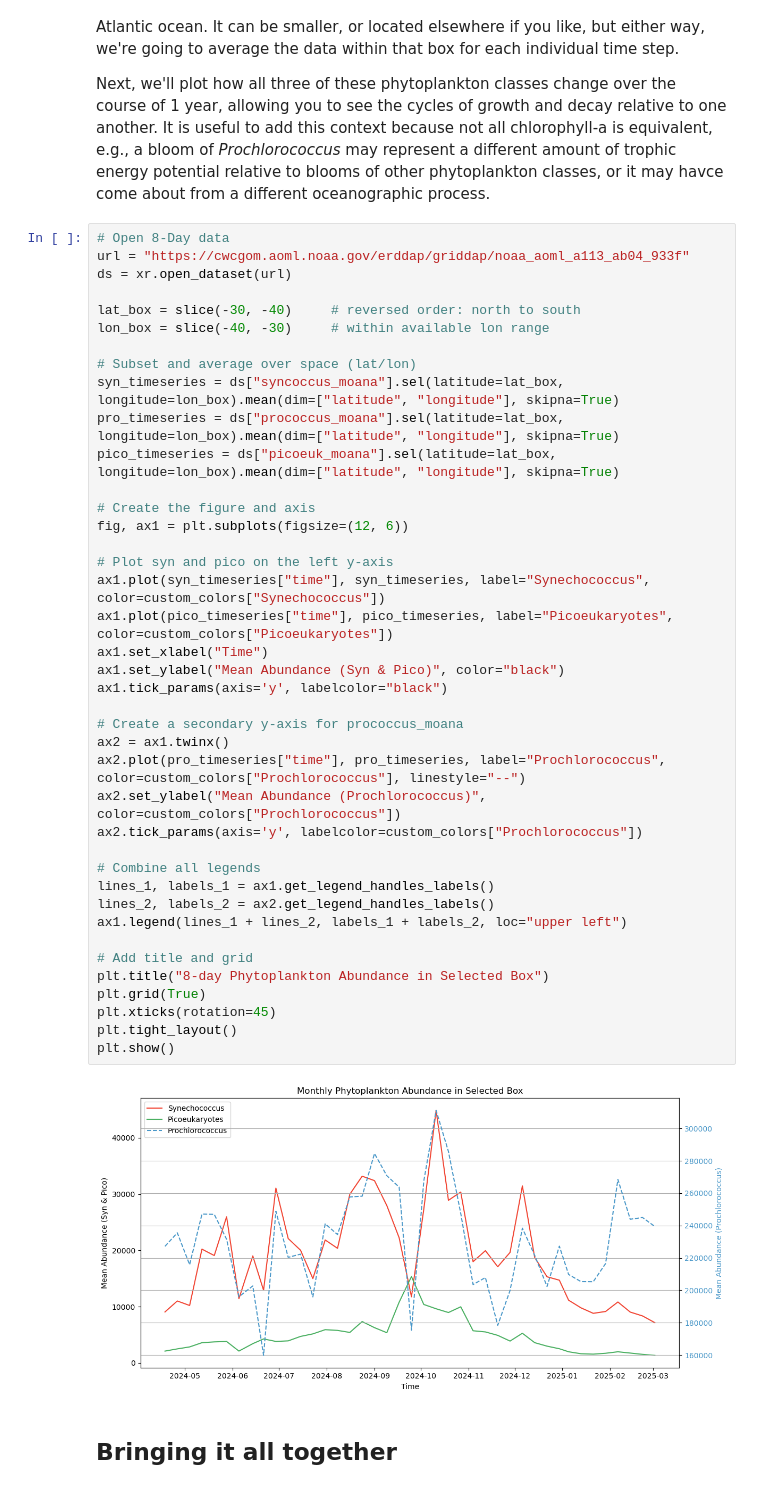
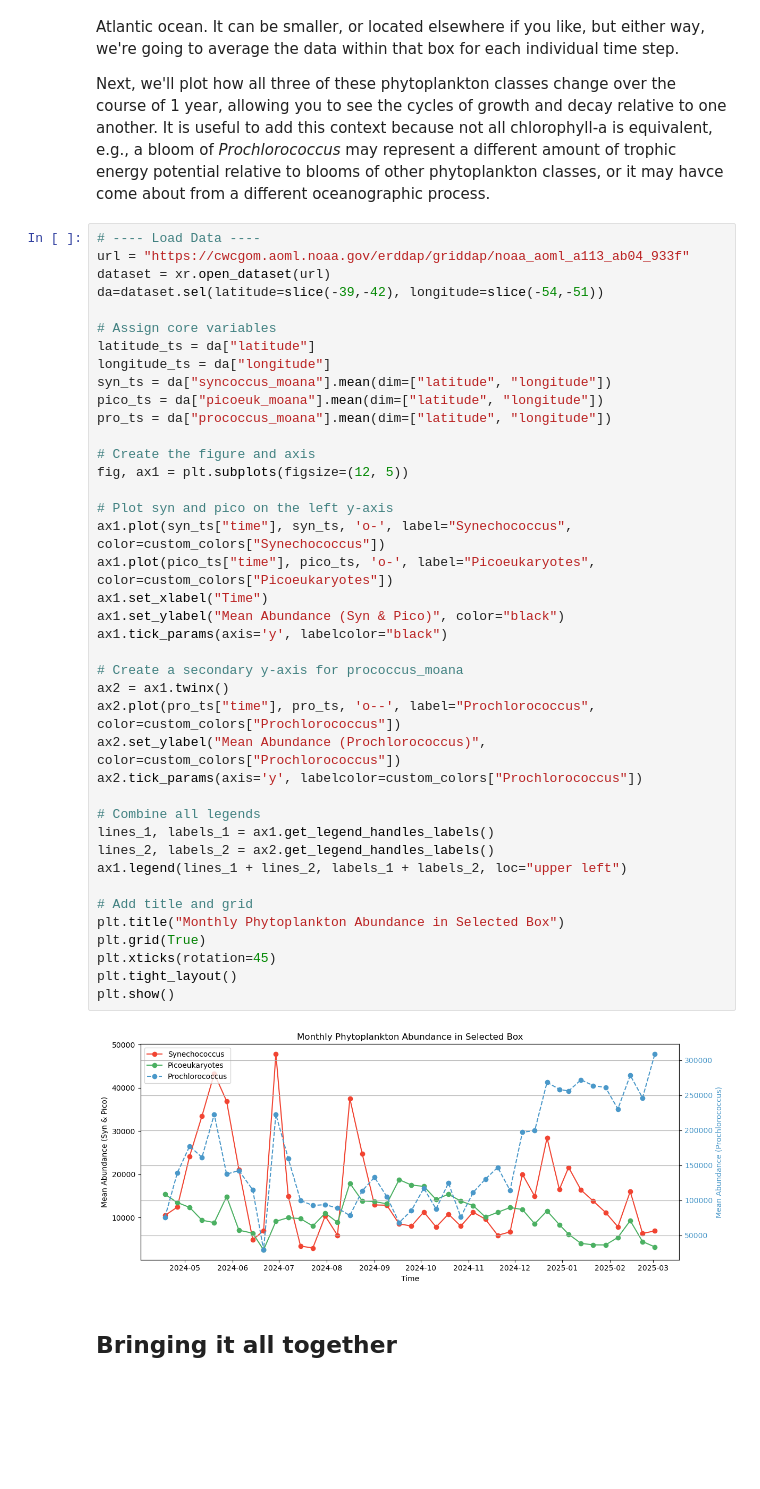
Before and after one commit to nmfs-opensci/EDMW-EarthData-Workshop-2025, a Jupyter notebook: tutorials/python/Tutorial_3_moana-erddap.ipynb, the cells around one changed output. Drawn from its saved outputs; the diff is of its cells as text; blank space fills up the shorter version.

Commit message:
moana errddap update

```diff
--- a/tutorials/python/Tutorial_3_moana-erddap.ipynb
+++ b/tutorials/python/Tutorial_3_moana-erddap.ipynb
@@ -181,47 +182,47 @@ For this exercise, we'll download one year's worth of PACE data to see how thing
 
 Next, we'll plot how all three of these phytoplankton classes change over the course of 1 year, allowing you to see the cycles of growth and decay relative to one another. It is useful to add this context because not all chlorophyll-a is equivalent, e.g., a bloom of *Prochlorococcus* may represent a different amount of trophic energy potential relative to blooms of other phytoplankton classes, or it may havce come about from a different oceanographic process.
 # %%
-# Open 8-Day data
+# ---- Load Data ----
 url = "https://cwcgom.aoml.noaa.gov/erddap/griddap/noaa_aoml_a113_ab04_933f"
-ds = xr.open_dataset(url)
+dataset = xr.open_dataset(url)
+da=dataset.sel(latitude=slice(-39,-42), longitude=slice(-54,-51))
 
-lat_box = slice(-30, -40)     # reversed order: north to south
-lon_box = slice(-40, -30)     # within available lon range
-
-# Subset and average over space (lat/lon)
-syn_timeseries = ds["syncoccus_moana"].sel(latitude=lat_box, longitude=lon_box).mean(dim=["latitude", "longitude"], skipna=True)
-pro_timeseries = ds["prococcus_moana"].sel(latitude=lat_box, longitude=lon_box).mean(dim=["latitude", "longitude"], skipna=True)
-pico_timeseries = ds["picoeuk_moana"].sel(latitude=lat_box, longitude=lon_box).mean(dim=["latitude", "longitude"], skipna=True)
+# Assign core variables
+latitude_ts = da["latitude"]
+longitude_ts = da["longitude"]
+syn_ts = da["syncoccus_moana"].mean(dim=["latitude", "longitude"])
+pico_ts = da["picoeuk_moana"].mean(dim=["latitude", "longitude"])
+pro_ts = da["prococcus_moana"].mean(dim=["latitude", "longitude"])
 
 # Create the figure and axis
-fig, ax1 = plt.subplots(figsize=(12, 6))
+fig, ax1 = plt.subplots(figsize=(12, 5))
 
 # Plot syn and pico on the left y-axis
-ax1.plot(syn_timeseries["time"], syn_timeseries, label="Synechococcus", color=custom_colors["Synechococcus"])
-ax1.plot(pico_timeseries["time"], pico_timeseries, label="Picoeukaryotes", color=custom_colors["Picoeukaryotes"])
+ax1.plot(syn_ts["time"], syn_ts, 'o-', label="Synechococcus", color=custom_colors["Synechococcus"])
+ax1.plot(pico_ts["time"], pico_ts, 'o-', label="Picoeukaryotes", color=custom_colors["Picoeukaryotes"])
 ax1.set_xlabel("Time")
 ax1.set_ylabel("Mean Abundance (Syn & Pico)", color="black")
 ax1.tick_params(axis='y', labelcolor="black")
 
 # Create a secondary y-axis for prococcus_moana
 ax2 = ax1.twinx()
-ax2.plot(pro_timeseries["time"], pro_timeseries, label="Prochlorococcus", color=custom_colors["Prochlorococcus"], linestyle="--")
+ax2.plot(pro_ts["time"], pro_ts, 'o--', label="Prochlorococcus", color=custom_colors["Prochlorococcus"])
 ax2.set_ylabel("Mean Abundance (Prochlorococcus)", color=custom_colors["Prochlorococcus"])
 ax2.tick_params(axis='y', labelcolor=custom_colors["Prochlorococcus"])
 
 # Combine all legends
 lines_1, labels_1 = ax1.get_legend_handles_labels()
 lines_2, labels_2 = ax2.get_legend_handles_labels()
 ax1.legend(lines_1 + lines_2, labels_1 + labels_2, loc="upper left")
 
 # Add title and grid
-plt.title("8-day Phytoplankton Abundance in Selected Box")
+plt.title("Monthly Phytoplankton Abundance in Selected Box")
 plt.grid(True)
 plt.xticks(rotation=45)
 plt.tight_layout()
 plt.show()
 # %% [output]
-[figure, old version]
+[figure, new version]
 # %% [markdown]
 ## Bringing it all together
 # %% [markdown]
```
Also changed, not shown: parts of 2 cells of this notebook.
